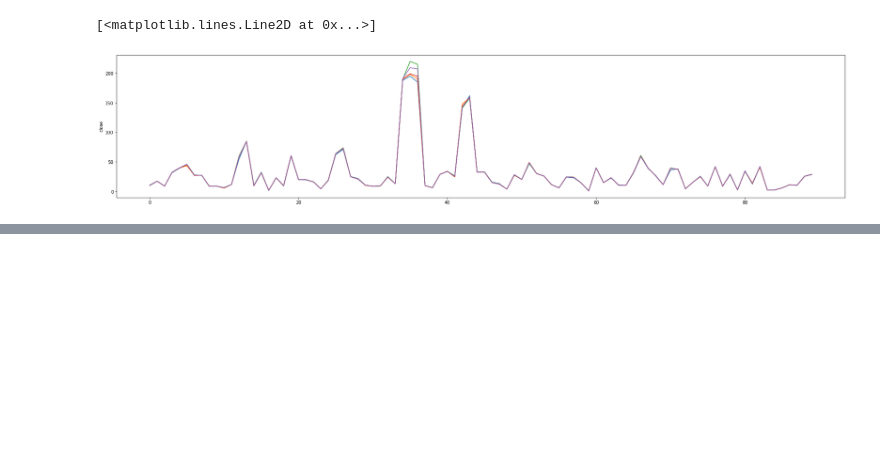
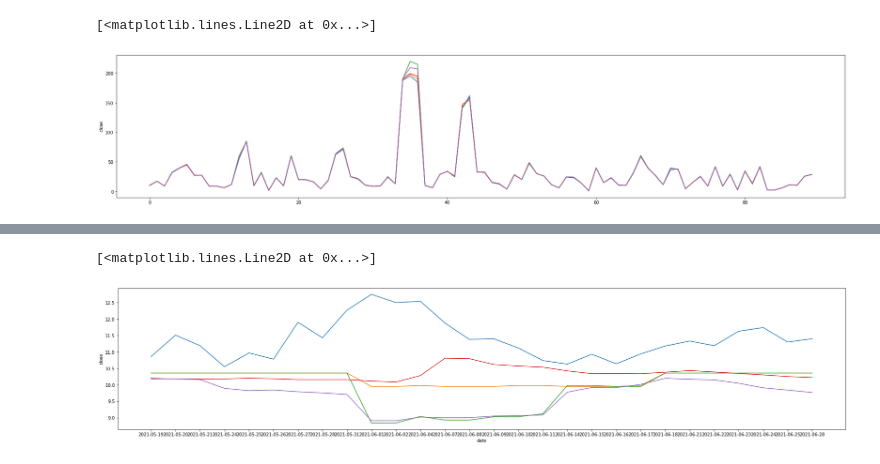
Before and after one commit to brunno-oliveira/b3-invest, a Jupyter notebook: notebook/plot_graphs.ipynb, the cells around one changed output, grey strips where cells are left out. Cells and saved outputs as stored; diff of their text form; code cells hidden in the pictures; blank space fills up the shorter version.

Commit message:
experimento com os resultados

```diff
--- a/notebook/plot_graphs.ipynb
+++ b/notebook/plot_graphs.ipynb
@@ -14,4 +9,0 @@ dict_keys(['decision_tree_regressor', 'random_forest_regressor'])
-# %%
-experimentos = ['1_day', '7_days', '14_days', '28_days']
-for key, _ in results.items():
-    print(key)
@@ -92,0 +216,28 @@ ax.plot(results['random_forest_regressor']['wo_features']['28_days']['predicted'
+# %%
+df_28_days = pd.DataFrame(results['decision_tree_regressor']['with_features']['28_days']['data'])
+df_28_days.rename(columns={'predicted': 'decision_tree_regressor_with_features'}, inplace=True)
+print(df_28_days.shape)
+
+df_28_days = df_28_days.merge(
+    pd.DataFrame(results['decision_tree_regressor']['wo_features']['28_days']['data']),
+    on=['ticker', 'date', 'close'],
+    how='inner'
+)
+df_28_days.rename(columns={'predicted': 'decision_tree_regressor_wo_features'}, inplace=True)
+print(df_28_days.shape)
+
+df_28_days = df_28_days.merge(
+    pd.DataFrame(results['random_forest_regressor']['with_features']['28_days']['data']),
+    on=['ticker', 'date', 'close'],
+    how='inner'
+)
+df_28_days.rename(columns={'predicted': 'random_forest_regressor_with_features'}, inplace=True)
+print(df_28_days.shape)
+
+df_28_days = df_28_days.merge(
+    pd.DataFrame(results['random_forest_regressor']['wo_features']['28_days']['data']),
+    on=['ticker', 'date', 'close'],
+    how='inner'
+)
+df_28_days.rename(columns={'predicted': 'random_forest_regressor_wo_features'}, inplace=True)
+print(df_28_days.shape)
@@ -92,0 +269,16 @@ ax.plot(results['random_forest_regressor']['wo_features']['28_days']['predicted'
+# %%
+tmp = df_28_days[df_28_days['ticker'] == 'AALR3'].copy()
+tmp['date'] = tmp['date'].dt.strftime('%Y-%m-%d')
+
+fig, ax = plt.subplots(figsize=(30, 6))
+
+x = [_ for _ in range(len(tmp))]
+
+sns.lineplot(x=tmp['date'], y=tmp['close'])
+ax.plot(tmp['decision_tree_regressor_with_features'])
+ax.plot(tmp['decision_tree_regressor_wo_features'])
+ax.plot(tmp['random_forest_regressor_with_features'])
+ax.plot(tmp['random_forest_regressor_wo_features'])
+# %% [output]
+[<matplotlib.lines.Line2D at 0x...>]
+[figure, added]
```
Also changed, not shown: parts of 18 cells of this notebook.
